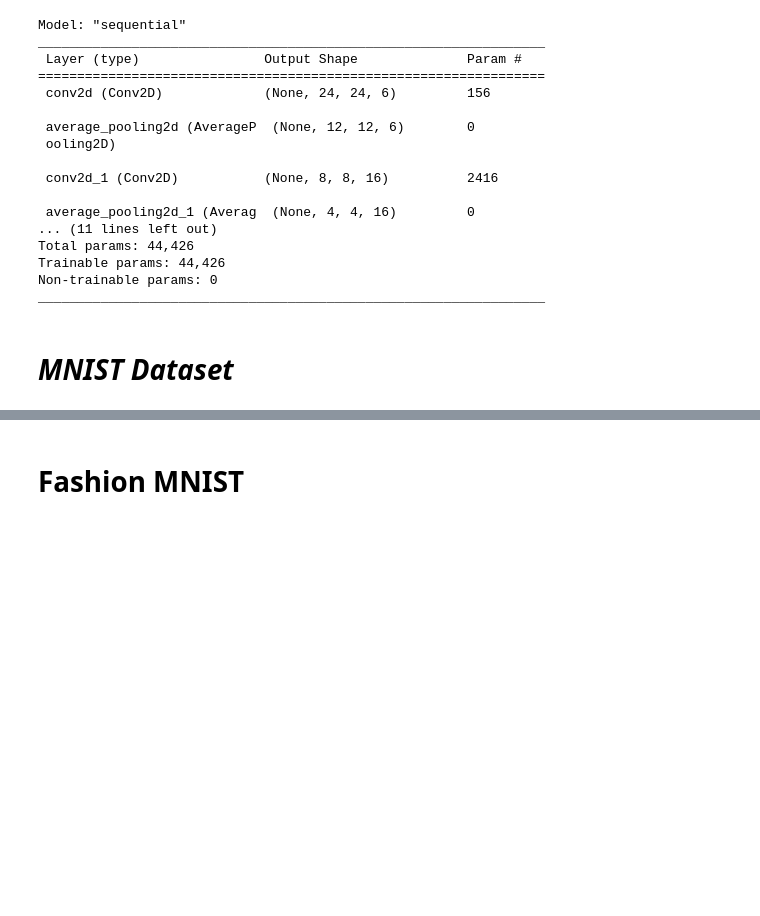
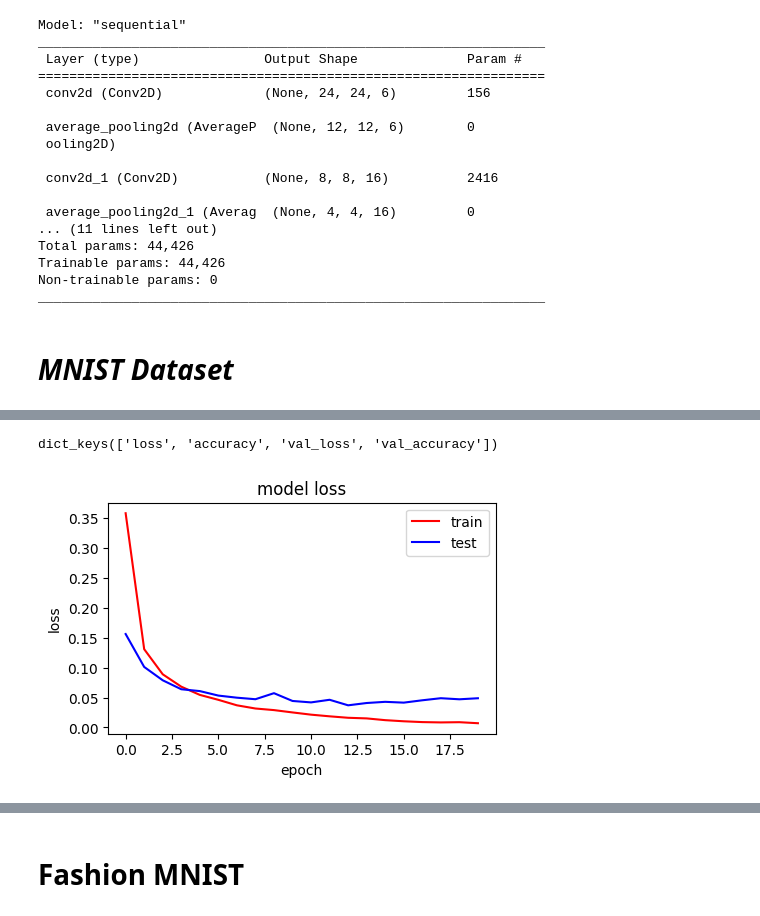
Before and after one commit to Nishikanta059/Paper-Implementation, a Jupyter notebook: LeNet5.ipynb, the cells around one changed output, grey strips where cells are left out. Drawn from its saved outputs; the diff is of its cells as text; code cells hidden in the pictures; blank space fills up the shorter version.

```diff
--- a/LeNet5.ipynb
+++ b/LeNet5.ipynb
@@ -72,6 +77,6 @@ x_test = x_test / 255
 y_train = keras.utils.to_categorical(y_train, 10)
 y_test = keras.utils.to_categorical(y_test, 10)
 # %%
-model.fit(x_train, y_train, batch_size=128, epochs=20, validation_data=(x_test, y_test))
+hist=model.fit(x_train, y_train, batch_size=128, epochs=20, validation_data=(x_test, y_test))
 # %% [output]
 Epoch 1/20
@@ -94,0 +99,16 @@ Epoch 20/20
+# %%
+print(hist.history.keys())
+# %% [output]
+dict_keys(['loss', 'accuracy', 'val_loss', 'val_accuracy'])
+# %%
+import matplotlib.pyplot as plt
+plt.figure(figsize=(5,3))
+plt.plot(hist.history['loss'],color='r')
+plt.plot(hist.history['val_loss'],color='b')
+plt.title('model loss')
+plt.xlabel('epoch')
+plt.ylabel('loss')
+plt.legend(['train','test'])
+plt.show()
+# %% [output]
+[figure, added]
```
Also changed, not shown: parts of 9 cells of this notebook.
